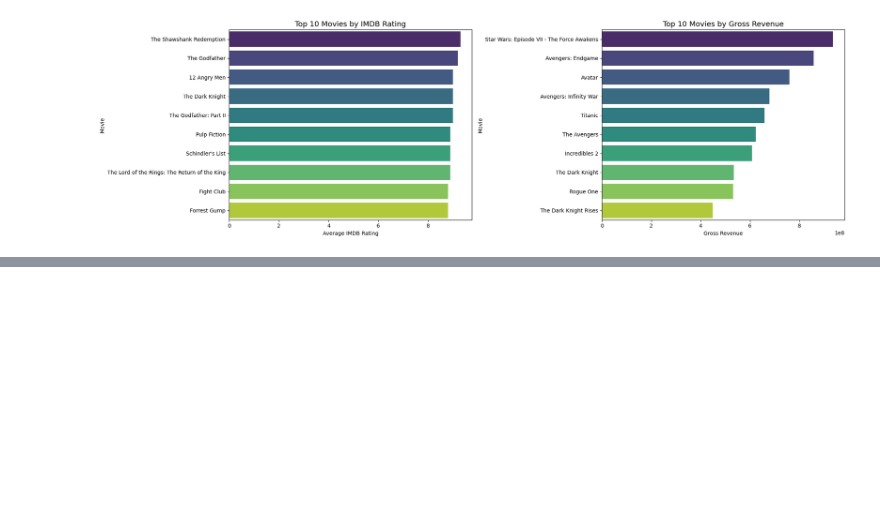
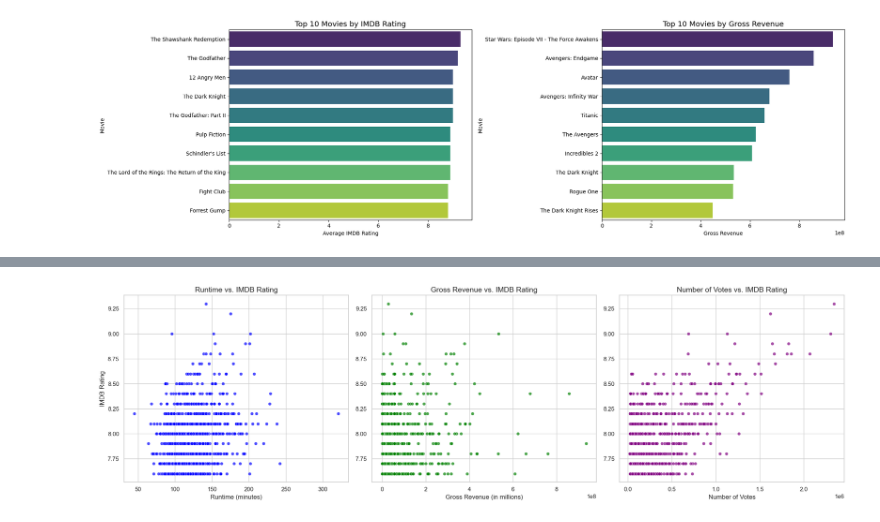
Before and after one commit to G-Bielokozowicz/IMBD-Top-1000-Analysis, a Jupyter notebook: main.ipynb, the cells around one changed output, grey strips where cells are left out. Saved outputs shown, nothing was run; the diff lists cells and outputs as text; code cells hidden in the pictures; blank space fills up the shorter version.

```diff
--- a/main.ipynb
+++ b/main.ipynb
@@ -431,0 +443,47 @@ plt.show()
+# %%
+plt.figure(figsize=(20, 6))
+
+# Runtime vs. IMDB Rating
+plt.subplot(1, 3, 1)
+sns.scatterplot(
+    data=df,
+    x='Runtime',
+    y='IMDB_Rating',
+    color='blue',
+    alpha=0.7
+)
+plt.title('Runtime vs. IMDB Rating', fontsize=14)
+plt.xlabel('Runtime (minutes)', fontsize=12)
+plt.ylabel('IMDB Rating', fontsize=12)
+
+# Gross Revenue vs. IMDB Rating
+plt.subplot(1, 3, 2)
+sns.scatterplot(
+    data=df,
+    x='Gross',
+    y='IMDB_Rating',
+    color='green',
+    alpha=0.7
+)
+plt.title('Gross Revenue vs. IMDB Rating', fontsize=14)
+plt.xlabel('Gross Revenue (in millions)', fontsize=12)
+plt.ylabel('')
+
+# Number of Votes vs. IMDB Rating
+plt.subplot(1, 3, 3)
+sns.scatterplot(
+    data=df,
+    x='No_of_Votes',
+    y='IMDB_Rating',
+    color='purple',
+    alpha=0.7
+)
+plt.title('Number of Votes vs. IMDB Rating', fontsize=14)
+plt.xlabel('Number of Votes', fontsize=12)
+plt.ylabel('')  #
+
+
+plt.tight_layout()
+plt.show()
+# %% [output]
+[figure, added]
```
Also changed, not shown: parts of 3 cells of this notebook.
